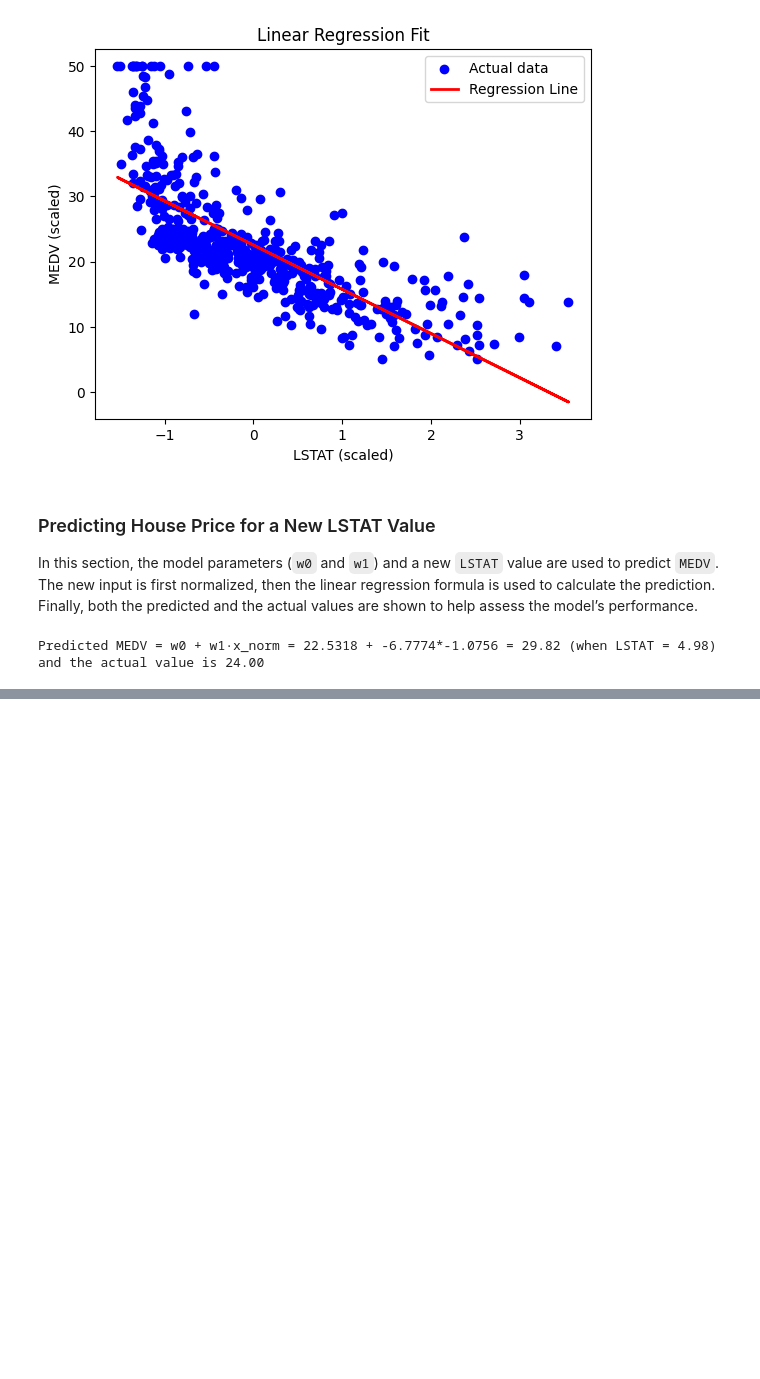
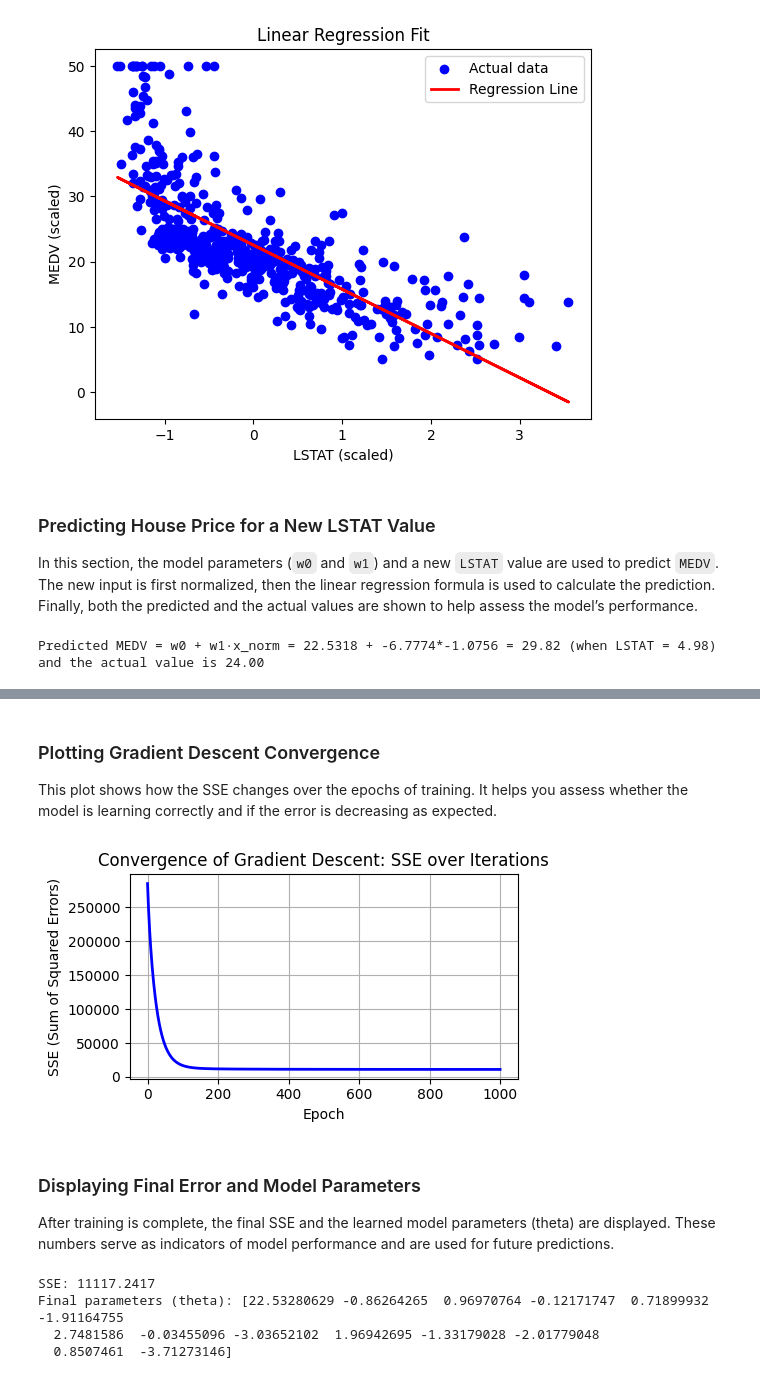
Before and after one commit to Mahdi-Farhani/Plot-and-Regressions, a Jupyter notebook: boston.ipynb, the cells around one changed output, grey strips where cells are left out. Saved outputs shown, nothing was run; the diff lists cells and outputs as text; code cells hidden in the pictures; blank space fills up the shorter version.

Commit message:
Multivariate prediction added

```diff
--- a/boston.ipynb
+++ b/boston.ipynb
@@ -161,0 +166,3 @@ Predicted MEDV = w0 + w1·x_norm = 22.5318 + -6.7774*-1.0756 = 29.82 (when LSTAT
+# %%
+X = dataframe.drop(columns=['MEDV'])
+print(X.head())
@@ -161,0 +187,2 @@ Predicted MEDV = w0 + w1·x_norm = 22.5318 + -6.7774*-1.0756 = 29.82 (when LSTAT
+# %%
+X_normalized = scaler.fit_transform(X)
@@ -161,0 +192,3 @@ Predicted MEDV = w0 + w1·x_norm = 22.5318 + -6.7774*-1.0756 = 29.82 (when LSTAT
+# %%
+X_b = np.c_[np.ones((len(X_normalized), 1)), X_normalized]
+print(X_b[:5])
@@ -161,0 +215,36 @@ Predicted MEDV = w0 + w1·x_norm = 22.5318 + -6.7774*-1.0756 = 29.82 (when LSTAT
+# %%
+m = len(X_b)
+theta = np.random.rand(X_b.shape[1])
+cost_history = []
+for iteration in range(epochs):
+    y_hat = X_b.dot(theta)
+    errors = y_hat - y
+    sse = np.sum(errors ** 2)
+    cost_history.append(sse)
+    gradients = (2 / m) * X_b.T.dot(X_b.dot(theta) - y)
+    theta = theta - learning_rate * gradients
+# %% [markdown]
+### Plotting Gradient Descent Convergence
+This plot shows how the SSE changes over the epochs of training. It helps you assess whether the model is learning correctly and if the error is decreasing as expected.
+# %%
+plt.figure(figsize=(5, 3))
+plt.plot(range(epochs), cost_history, color='blue', lw=2)
+plt.title('Convergence of Gradient Descent: SSE over Iterations')
+plt.xlabel('Epoch')
+plt.ylabel('SSE (Sum of Squared Errors)')
+plt.grid(True)
+plt.tight_layout()
+plt.show()
+# %% [output]
+[figure, added]
+# %% [markdown]
+### Displaying Final Error and Model Parameters
+After training is complete, the final SSE and the learned model parameters (theta) are displayed. These numbers serve as indicators of model performance and are used for future predictions.
+# %%
+print(f"SSE: {cost_history[-1]:.4f}")
+print(f"Final parameters (theta): {theta}")
+# %% [output]
+SSE: 11117.2417
+Final parameters (theta): [22.53280629 -0.86264265  0.96970764 -0.12171747  0.71899932 -1.91164755
+  2.7481586  -0.03455096 -3.03652102  1.96942695 -1.33179028 -2.01779048
+  0.8507461  -3.71273146]
```
Also changed, not shown: parts of 16 cells of this notebook.
